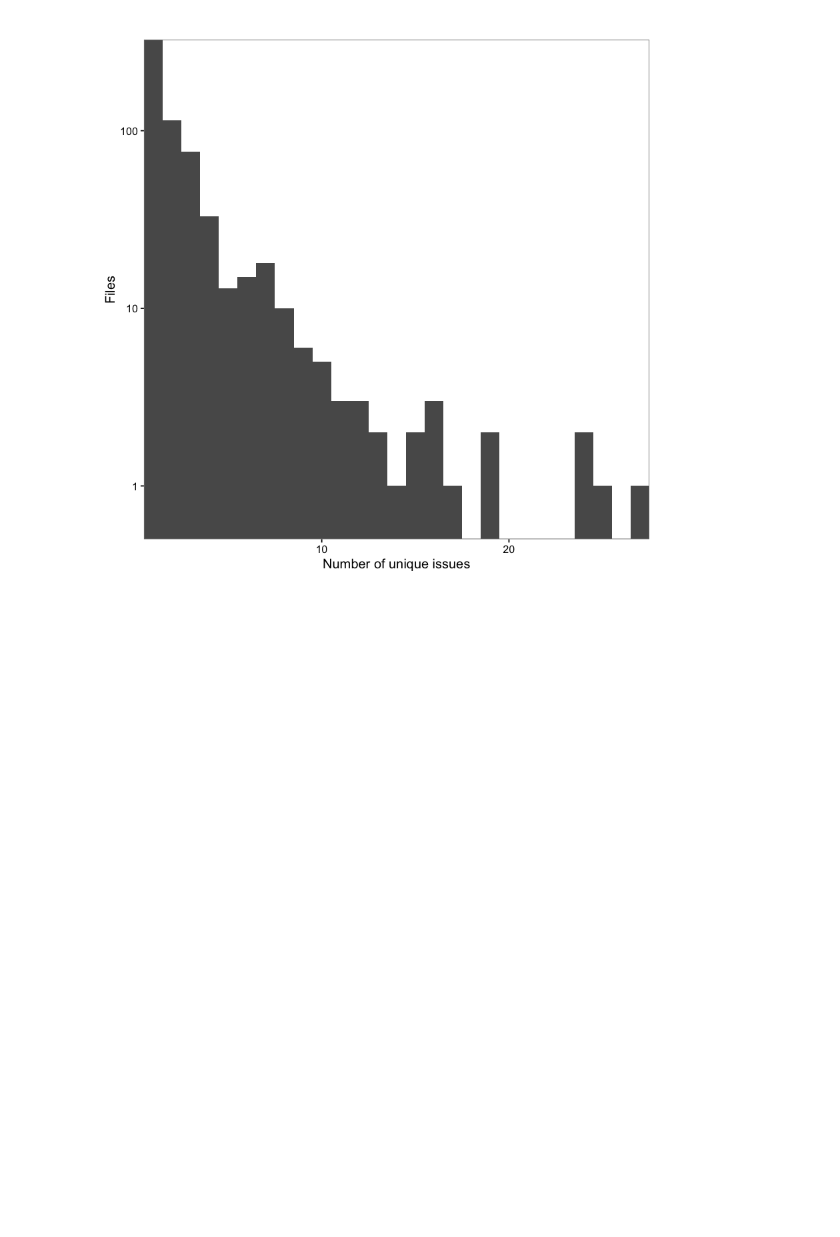
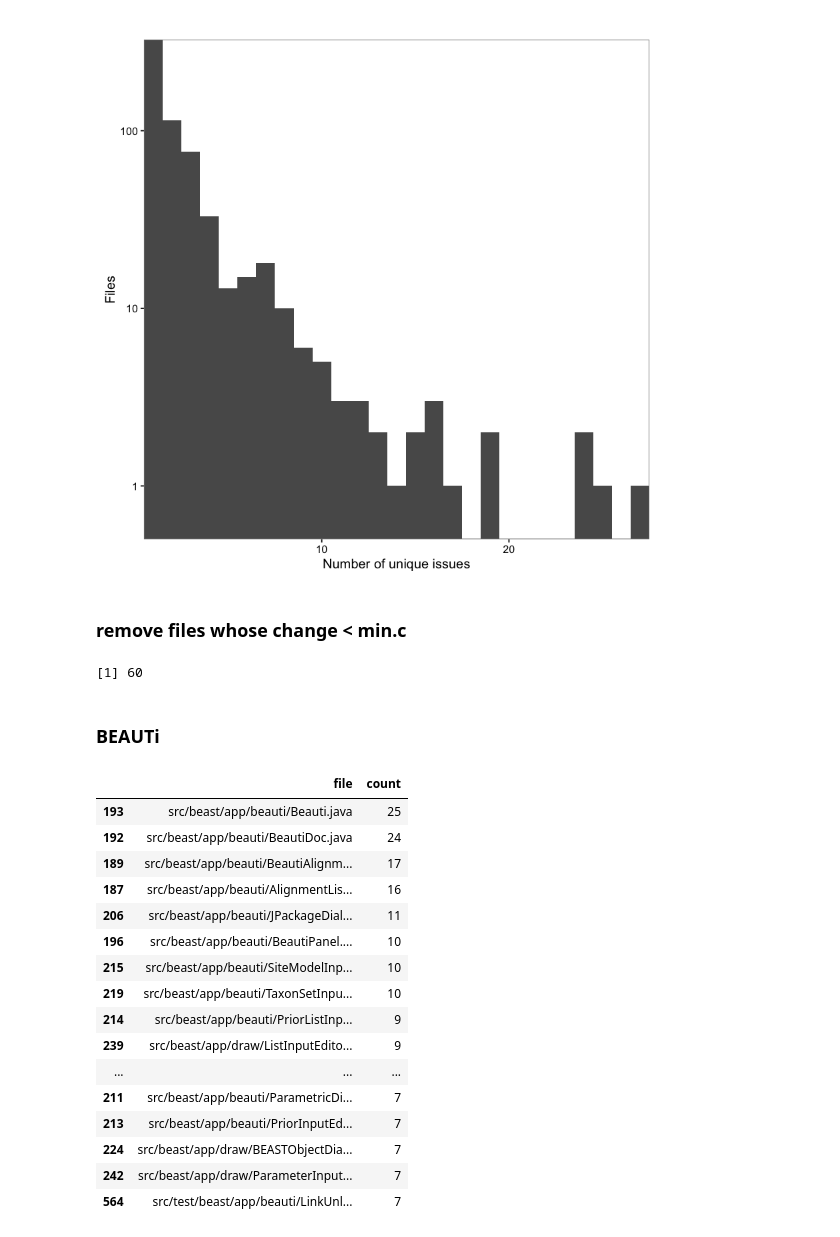
Before and after one commit to CompEvol/beast2report, a Jupyter notebook: report.ipynb, the cells around one changed output. Drawn from its saved outputs; the diff is of its cells as text; code cells hidden in the pictures; blank space fills up the shorter version.

```diff
--- a/report.ipynb
+++ b/report.ipynb
@@ -150,3 +154,33 @@ ggHistogram(issue, x.id="count", binwidth = 1,
 Warning message:
 : Stacking not well defined when ymin != 0
 [figure]
+# %% [markdown]
+### remove files whose change < min.c
+# %%
+min.c = 7
+issue <- issue[issue$count>=min.c,]
+nrow(issue)
+# %% [output]
+[1] 60
+# %% [markdown]
+### BEAUTi
+# %%
+issue[grepl("beauti", issue$file) | grepl("draw", issue$file),]
+# %% [output]
+|  | file | count |
+| 193 | src/beast/app/beauti/Beauti.java | 25 |
+| 192 | src/beast/app/beauti/BeautiDoc.java | 24 |
+| 189 | src/beast/app/beauti/BeautiAlignm... | 17 |
+| 187 | src/beast/app/beauti/AlignmentLis... | 16 |
+| 206 | src/beast/app/beauti/JPackageDial... | 11 |
+| 196 | src/beast/app/beauti/BeautiPanel.... | 10 |
+| 215 | src/beast/app/beauti/SiteModelInp... | 10 |
+| 219 | src/beast/app/beauti/TaxonSetInpu... | 10 |
+| 214 | src/beast/app/beauti/PriorListInp... | 9 |
+| 239 | src/beast/app/draw/ListInputEdito... | 9 |
+| ... | ... | ... |
+| 211 | src/beast/app/beauti/ParametricDi... | 7 |
+| 213 | src/beast/app/beauti/PriorInputEd... | 7 |
+| 224 | src/beast/app/draw/BEASTObjectDia... | 7 |
+| 242 | src/beast/app/draw/ParameterInput... | 7 |
+| 564 | src/test/beast/app/beauti/LinkUnl... | 7 |
```
Also changed, not shown: parts of 12 cells of this notebook.
